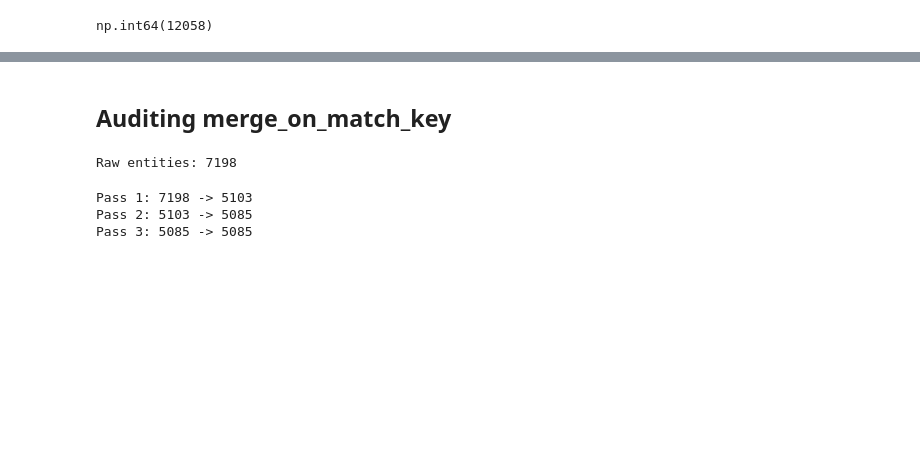
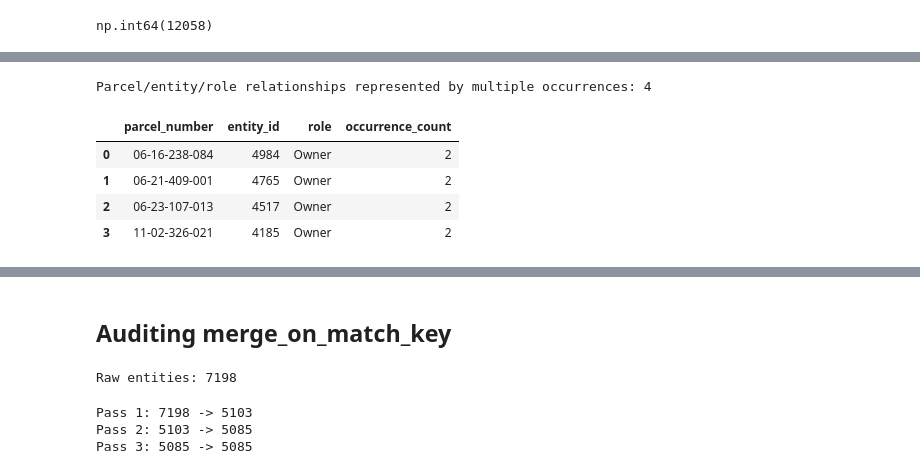
Before and after one commit to mattphinney-94/kzoo_county_project, a Jupyter notebook: Finalized_Entity_Table_Analysis.ipynb, the cells around one changed output, grey strips where cells are left out. Drawn from its saved outputs; the diff is of its cells as text; code cells hidden in the pictures; blank space fills up the shorter version.

```diff
--- a/Finalized_Entity_Table_Analysis.ipynb
+++ b/Finalized_Entity_Table_Analysis.ipynb
@@ -84,0 +205,44 @@ np.int64(12058)
+# %%
+role_occurrence_counts = (
+    entity_occurrences
+    .groupby(
+        [
+            "parcel_number",
+            "entity_id",
+            "role"
+        ],
+        dropna=False
+    )
+    .size()
+    .reset_index(
+        name="occurrence_count"
+    )
+)
+
+duplicate_role_relationships = (
+    role_occurrence_counts[
+        role_occurrence_counts[
+            "occurrence_count"
+        ] > 1
+    ]
+    .sort_values(
+        by="occurrence_count",
+        ascending=False
+    )
+    .reset_index(drop=True)
+)
+
+print(
+    "Parcel/entity/role relationships represented "
+    "by multiple occurrences:",
+    len(duplicate_role_relationships)
+)
+
+duplicate_role_relationships
+# %% [output]
+Parcel/entity/role relationships represented by multiple occurrences: 4
+|  | parcel_number | entity_id | role | occurrence_count |
+| 0 | 06-16-238-084 | 4984 | Owner | 2 |
+| 1 | 06-21-409-001 | 4765 | Owner | 2 |
+| 2 | 06-23-107-013 | 4517 | Owner | 2 |
+| 3 | 11-02-326-021 | 4185 | Owner | 2 |
```
Also changed, not shown: parts of 9 cells of this notebook, 2 other files.
